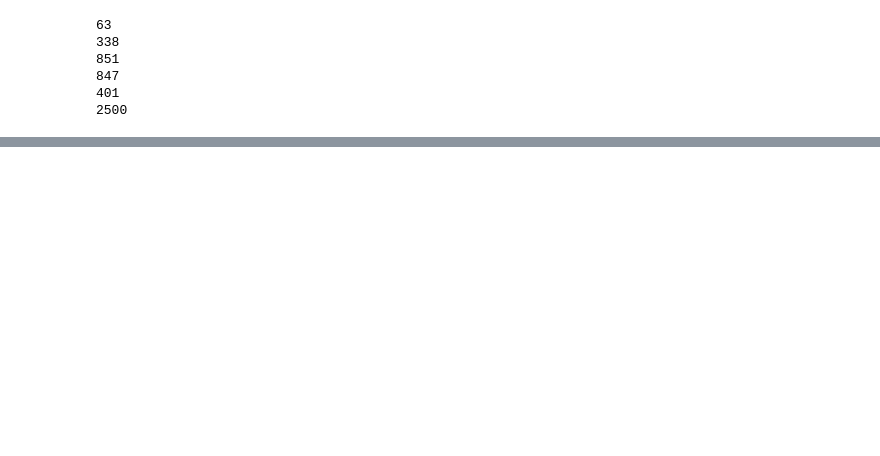
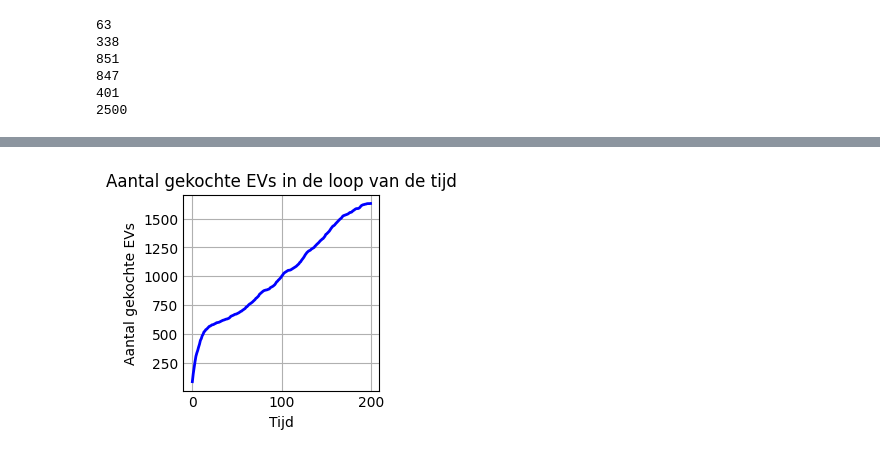
Before and after one commit to Rutgerkant/abm, a Jupyter notebook: grafieken.ipynb, the cells around one changed output, grey strips where cells are left out. Drawn from its saved outputs; the diff is of its cells as text; code cells hidden in the pictures; blank space fills up the shorter version.

```diff
--- a/grafieken.ipynb
+++ b/grafieken.ipynb
@@ -458,0 +461,13 @@ plt.show()
+# %%
+from TryChildClass import SubsidieModel4
+
+model4 = SubsidieModel4()
+
+
+for i in range(200):
+    model4.step()
+
+
+model_data4 = model4.datacollector.get_model_vars_dataframe()
+
+print(model_data4)
@@ -458,0 +492,27 @@ plt.show()
+# %%
+import matplotlib.pyplot as plt
+import numpy as np
+
+plt.style.use('_mpl-gallery')
+
+# Assuming model_data is defined somewhere earlier in your code
+# Haal het aantal gekochte EV's uit de modelgegevens
+aantal_gekochte_ev_4 = model_data4['Aantal gekochte EV'].tolist()
+
+y = aantal_gekochte_ev_4
+# Maak een array voor de tijd (stappen)
+x = np.arange(len(aantal_gekochte_ev_4))
+
+# Plot
+fig, ax = plt.subplots()
+
+# Plot het aantal gekochte EV's in de loop van de tijd
+ax.plot(x, aantal_gekochte_ev_4, linewidth=2.0, color='blue')  # Use x as time steps
+
+ax.set_xlabel('Tijd')
+ax.set_ylabel('Aantal gekochte EVs')
+ax.set_title('Aantal gekochte EVs in de loop van de tijd')
+
+plt.show()
+# %% [output]
+[figure, added]
```
Also changed, not shown: parts of 19 cells of this notebook, 3 other files.
